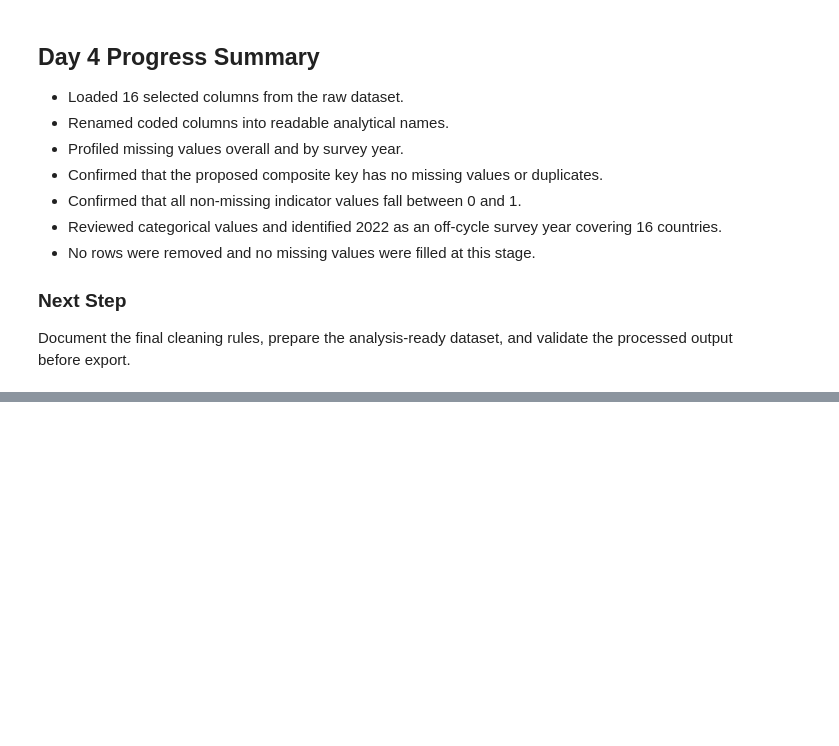
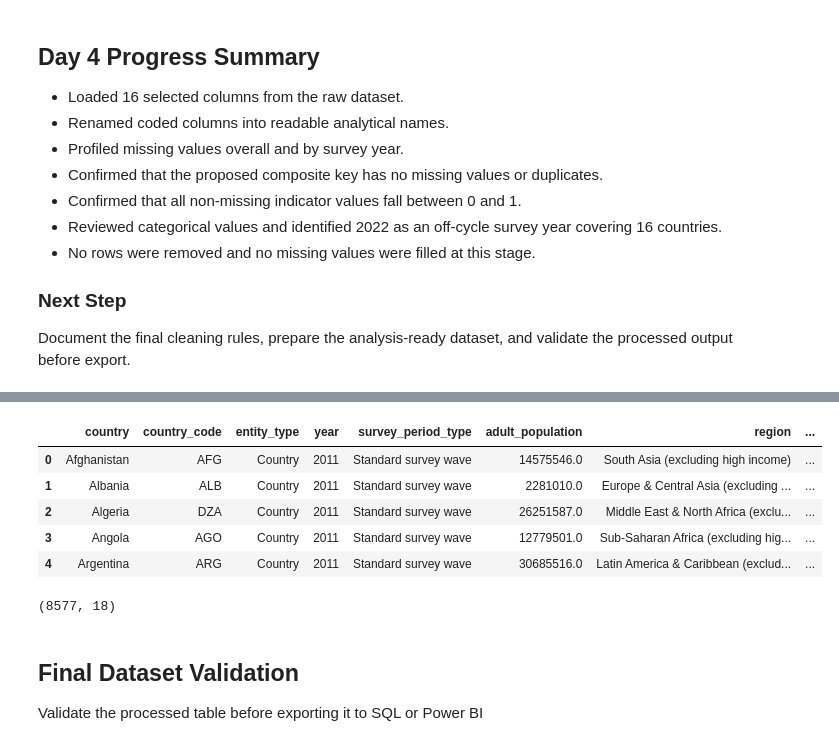
Before and after one commit to brishavrajbahak/financial-inclusion-gap-analysis, a Jupyter notebook: notebooks/02_data_cleaning.ipynb, the cells around one changed output, grey strips where cells are left out. Cells and saved outputs as stored; diff of their text form; code cells hidden in the pictures; blank space fills up the shorter version.

Commit message:
Complete data cleaning and processed data export

```diff
--- a/notebooks/02_data_cleaning.ipynb
+++ b/notebooks/02_data_cleaning.ipynb
@@ -360,0 +428,7 @@ Document the final cleaning rules, prepare the analysis-ready dataset, and valid
+# %%
+df["survey_period_type"] = "Standard survey wave"
+
+df.loc[
+    df["year"] == 2022,
+    "survey_period_type",
+] = "Off-cycle survey"
@@ -360,0 +453,5 @@ Document the final cleaning rules, prepare the analysis-ready dataset, and valid
+# %%
+text_columns = df.select_dtypes(include="object").columns
+
+for column in text_columns:
+    df[column] = df[column].str.strip()
@@ -360,0 +471,40 @@ Document the final cleaning rules, prepare the analysis-ready dataset, and valid
+# %%
+final_columns = [
+    "country",
+    "country_code",
+    "entity_type",
+    "year",
+    "survey_period_type",
+    "adult_population",
+    "region",
+    "income_group",
+    "group",
+    "group2",
+    "account_ownership",
+    "financial_institution_account",
+    "mobile_money_account",
+    "digital_access",
+    "digital_merchant_payment",
+    "digital_payment_made",
+    "digital_payment_received",
+    "inactive_account"
+]
+
+clean_df = df[final_columns].copy()
+
+clean_df.head()
+# %% [output]
+|  | country | country_code | entity_type | year | survey_period_type | adult_population | region | ... |
+| 0 | Afghanistan | AFG | Country | 2011 | Standard survey wave | 14575546.0 | South Asia (excluding high income) | ... |
+| 1 | Albania | ALB | Country | 2011 | Standard survey wave | 2281010.0 | Europe & Central Asia (excluding ... | ... |
+| 2 | Algeria | DZA | Country | 2011 | Standard survey wave | 26251587.0 | Middle East & North Africa (exclu... | ... |
+| 3 | Angola | AGO | Country | 2011 | Standard survey wave | 12779501.0 | Sub-Saharan Africa (excluding hig... | ... |
+| 4 | Argentina | ARG | Country | 2011 | Standard survey wave | 30685516.0 | Latin America & Caribbean (exclud... | ... |
+# %%
+clean_df.shape
+# %% [output]
+(8577, 18)
+# %% [markdown]
+## Final Dataset Validation
+
+Validate the processed table before exporting it to SQL or Power BI
```
Also changed, not shown: parts of 16 cells of this notebook, 2 other files.
